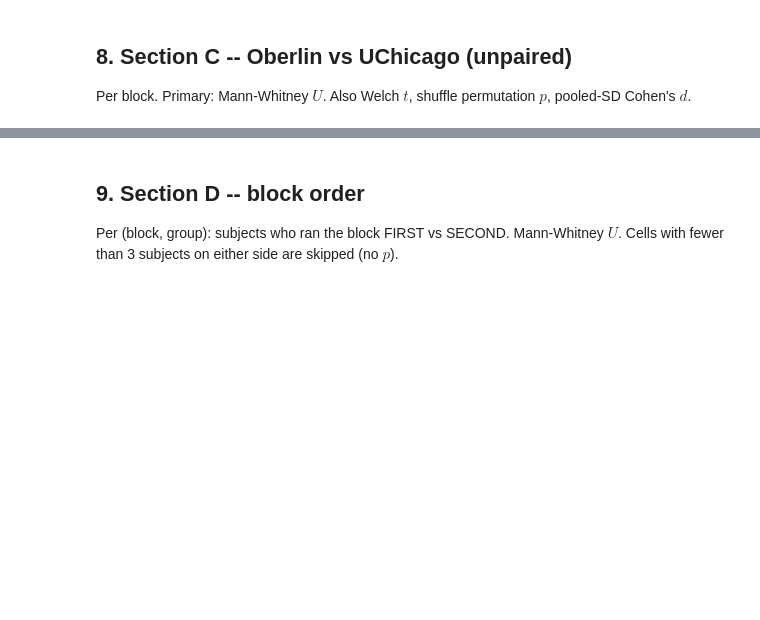
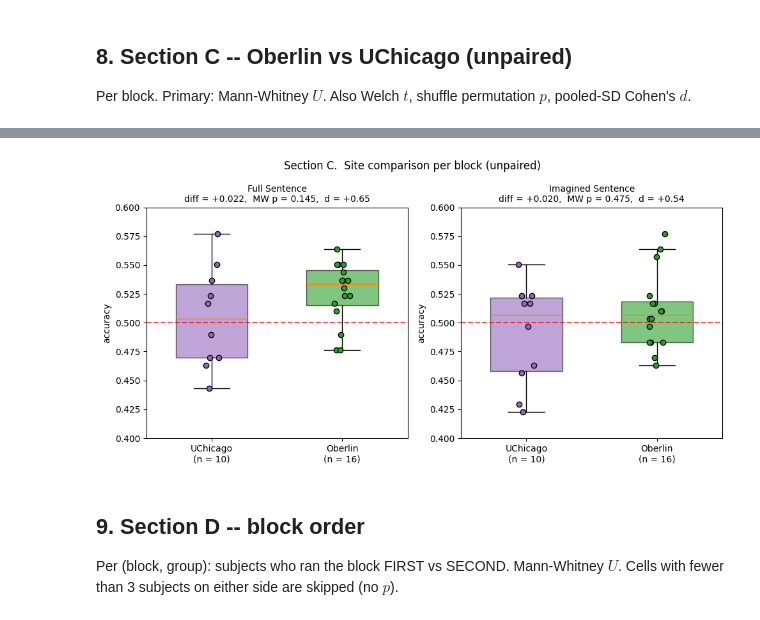
Before and after one commit to dtfalk/auditory-sp-analyses, a Jupyter notebook: jupyter_notebook/run_analyses.ipynb, the cells around one changed output, grey strips where cells are left out. Cells and saved outputs as stored; diff of their text form; code cells hidden in the pictures; blank space fills up the shorter version.

```diff
--- a/jupyter_notebook/run_analyses.ipynb
+++ b/jupyter_notebook/run_analyses.ipynb
@@ -755,40 +905,66 @@ print(site_comparison_table.round(4).to_string(index = False))
 # ============================================================================
 # Section C -- per-block site boxplots with overlaid jittered points
 # ============================================================================
 
+# Setup the row of 2 subplots, one per block type
 fig, axes_row = plt.subplots(1, 2, figsize = (10, 5))
+
+# Iterate over the block types
 for ax, block_type in zip(axes_row, ("full_sentence", "imagined_sentence")):
-    block_subset = per_subject_table[per_subject_table["block_type"]
-                                      == block_type]
+
+    # Get all subjects for this block type
+    block_subset = per_subject_table[per_subject_table["block_type"] == block_type]
+
+    # Collect accuracy values, colors, and labels for each site
     box_data, box_colors, box_labels = [], [], []
     for site_name in ("UChicago", "Oberlin"):
-        accuracies = block_subset[block_subset["site"]
-                                   == site_name]["accuracy"].values
-        box_data  .append(accuracies)
+
+        # Get the accuracies of the subjects
+        accuracies = block_subset[block_subset["site"] == site_name]["accuracy"].values
+
+        # Add to the box plot data
+        box_data.append(accuracies)
         box_colors.append(SITE_COLOR[site_name])
         box_labels.append(f"{site_name}\n(n = {len(accuracies)})")
-    bp = ax.boxplot(box_data, labels = box_labels, patch_artist = True,
-                     widths = 0.55)
+
+    # Draw the boxplots with filled patches
+    bp = ax.boxplot(box_data, labels = box_labels, patch_artist = True, widths = 0.55, showfliers = False)
+
+    # Color each box by site
     for patch, color in zip(bp["boxes"], box_colors):
         patch.set_facecolor(color); patch.set_alpha(0.6)
+
+    # Overlay jittered individual subject points on top of each box
     for box_index, accuracies in enumerate(box_data):
         ax.scatter(np.full_like(accuracies, box_index + 1, dtype = float)
                     + RNG.uniform(-0.06, 0.06, size = len(accuracies)),
                     accuracies, color = box_colors[box_index],
                     edgecolor = "k", zorder = 3)
+
+    # Add the null hypothesis line at 0.5 accuracy
     ax.axhline(0.5, color = "red", linestyle = "--", alpha = 0.7)
+
+    # Pull the stats computed in the table cell above for the title
     row = site_comparison_table.query("block == @block_type").iloc[0]
+
+    # Label the subplot with key stats
     ax.set_title(f"{BLOCK_LABEL[block_type]}\n"
                   f"diff = {row['diff']:+.3f},  "
                   f"MW p = {row['mwu_p']:.3f},  "
                   f"d = {row['cohens_d']:+.2f}", fontsize = 10)
     ax.set_ylabel("accuracy")
     ax.set_ylim(0.40, 0.60)
+
+# Add the overall graph title
 plt.suptitle("Section C.  Site comparison per block (unpaired)",
               fontsize = 12)
+
+# Save the figure and display it too
 plt.tight_layout()
 plt.savefig(FIGURES_PATH / "C_site_comparison.png", dpi = 140)
 plt.show()
+# %% [output]
+[figure, added]
 # %% [markdown]
 ## 9.  Section D -- block order
 
```
Also changed, not shown: parts of 19 cells of this notebook, 13 other files.
